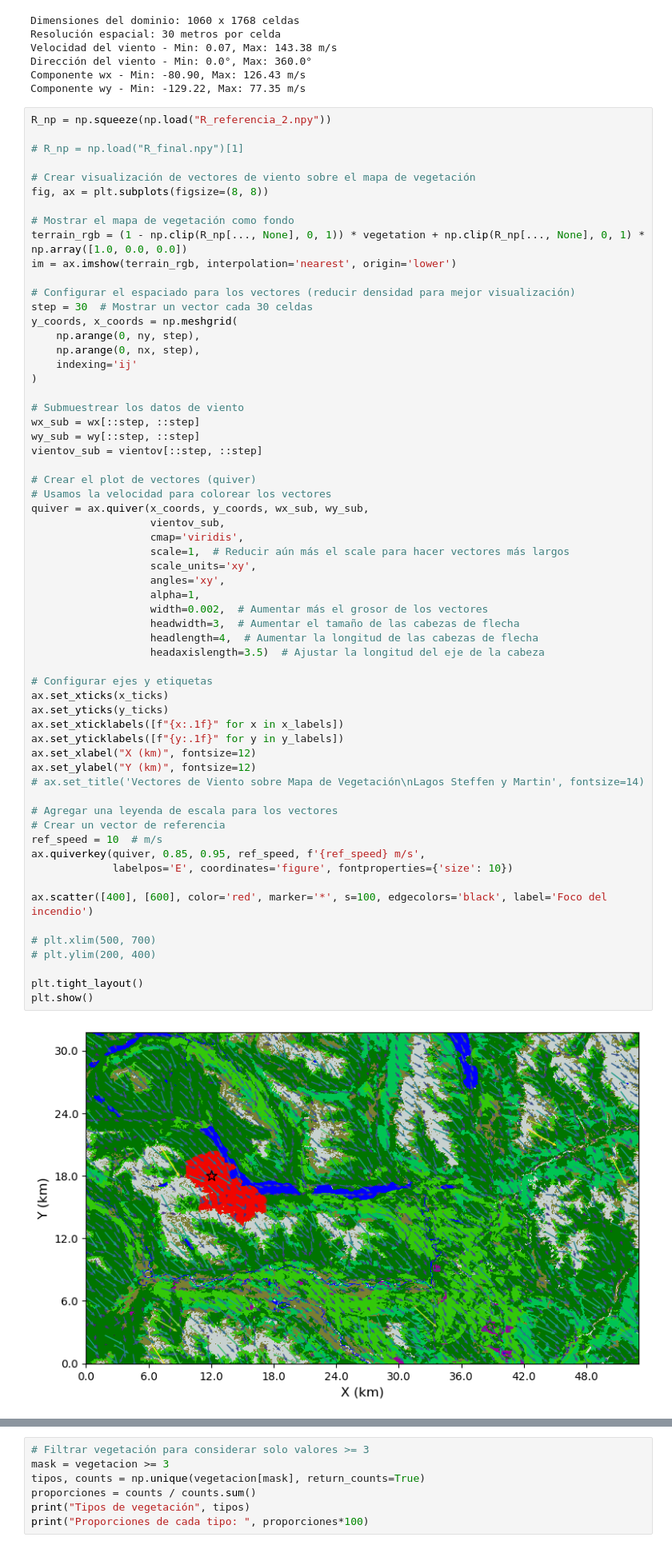
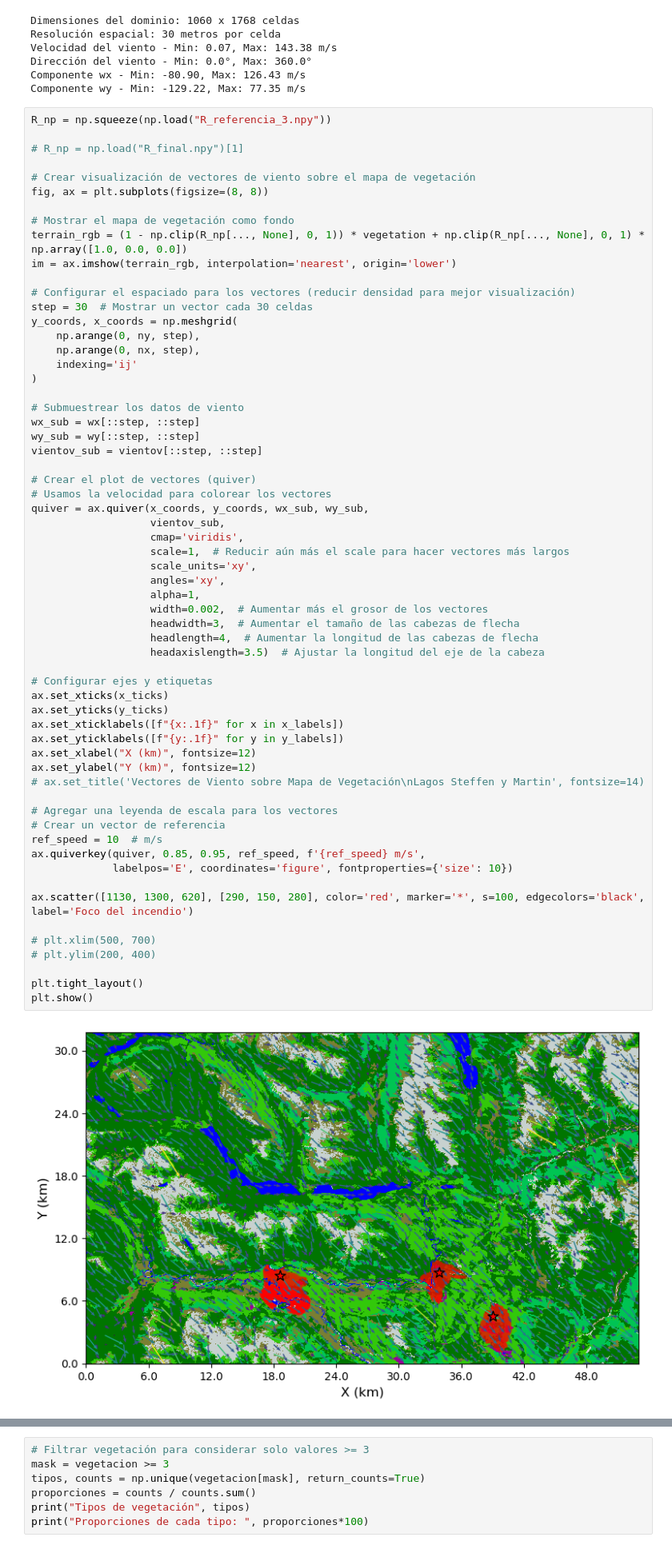
Before and after one commit to Maestria-Incendios-Forestales-2024-2025/Incendios-Genetico-PINNs, a Jupyter notebook: visualizacion_incendios.ipynb, the cells around one changed output, grey strips where cells are left out. Shown at 80% size. Drawn from its saved outputs; the diff is of its cells as text.

Commit message:
diseño y visualizacion del tercer experimento

```diff
--- a/visualizacion_incendios.ipynb
+++ b/visualizacion_incendios.ipynb
@@ -99,7 +99,7 @@ Dirección del viento - Min: 0.0°, Max: 360.0°
 Componente wx - Min: -80.90, Max: 126.43 m/s
 Componente wy - Min: -129.22, Max: 77.35 m/s
 # %%
-R_np = np.squeeze(np.load("R_referencia_2.npy"))
+R_np = np.squeeze(np.load("R_referencia_3.npy"))
 
 # R_np = np.load("R_final.npy")[1]
 
@@ -132,35 +132,35 @@ quiver = ax.quiver(x_coords, y_coords, wx_sub, wy_sub,
                    scale_units='xy',
                    angles='xy',
                    alpha=1,
                    width=0.002,  # Aumentar más el grosor de los vectores
                    headwidth=3,  # Aumentar el tamaño de las cabezas de flecha
                    headlength=4,  # Aumentar la longitud de las cabezas de flecha
                    headaxislength=3.5)  # Ajustar la longitud del eje de la cabeza
 
 # Configurar ejes y etiquetas
 ax.set_xticks(x_ticks)
 ax.set_yticks(y_ticks)
 ax.set_xticklabels([f"{x:.1f}" for x in x_labels])
 ax.set_yticklabels([f"{y:.1f}" for y in y_labels])
 ax.set_xlabel("X (km)", fontsize=12)
 ax.set_ylabel("Y (km)", fontsize=12)
 # ax.set_title('Vectores de Viento sobre Mapa de Vegetación\nLagos Steffen y Martin', fontsize=14)
 
 # Agregar una leyenda de escala para los vectores
 # Crear un vector de referencia
 ref_speed = 10  # m/s
 ax.quiverkey(quiver, 0.85, 0.95, ref_speed, f'{ref_speed} m/s',
              labelpos='E', coordinates='figure', fontproperties={'size': 10})
 
-ax.scatter([400], [600], color='red', marker='*', s=100, edgecolors='black', label='Foco del incendio')
+ax.scatter([1130, 1300, 620], [290, 150, 280], color='red', marker='*', s=100, edgecolors='black', label='Foco del incendio')
 
 # plt.xlim(500, 700)
 # plt.ylim(200, 400)
 
 plt.tight_layout()
 plt.show()
 # %% [output]
-[figure, old version]
+[figure, new version]
 # %%
 # Encuentra las posiciones donde R_np > 0 (celdas quemadas)
 indices_quemadas = np.where(R_np > 0)
```
Also changed, not shown: parts of 1 cell of this notebook, 1 other file.
